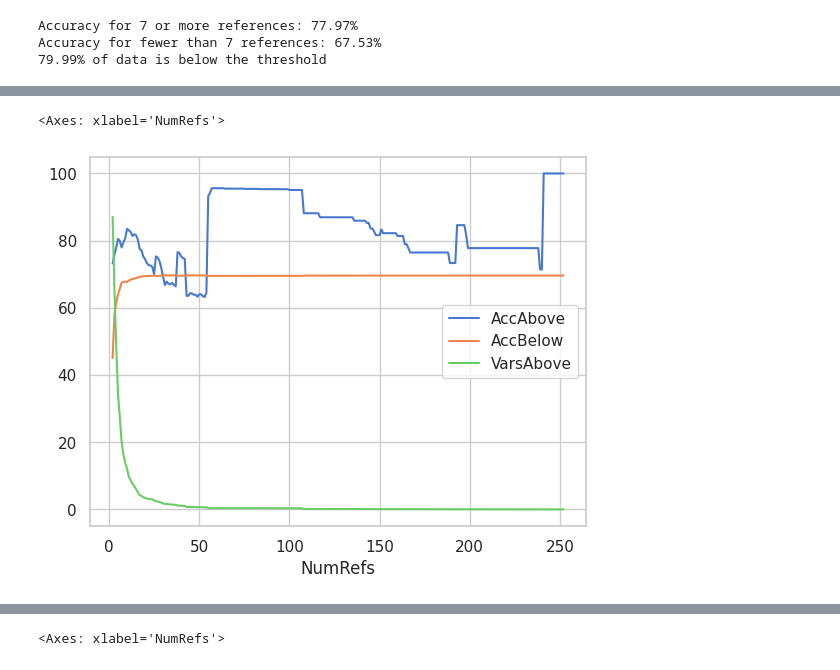
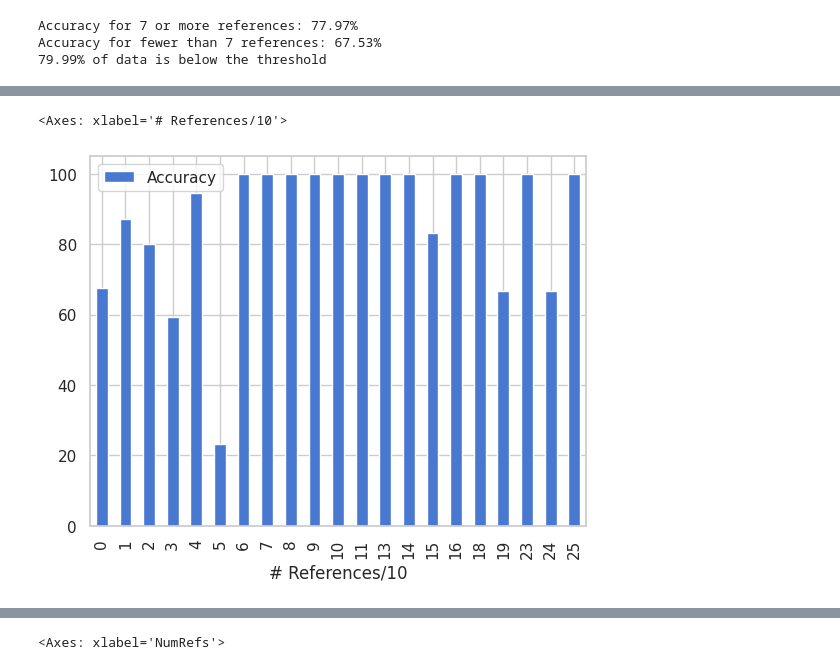
Before and after one commit to lasserre/datatype-recovery-experiments, a Jupyter notebook: notebooks/eval_NEW_ENCODING.ipynb, the cells around one changed output, grey strips where cells are left out. Saved outputs shown, nothing was run; the diff lists cells and outputs as text; code cells hidden in the pictures.

Commit message:
Updated plot

```diff
--- a/notebooks/eval_NEW_ENCODING.ipynb
+++ b/notebooks/eval_NEW_ENCODING.ipynb
@@ -658,5 +667,7 @@ refs_df
-# %%
-refs_df.plot(x='NumRefs', y=['AccAbove', 'AccBelow', 'VarsAbove'])#, figsize=)
-# %% [output]
-<Axes: xlabel='NumRefs'>
-[figure, removed]
+# %%
+pd.DataFrame(mdf.groupby(mdf.NumRefs.apply(lambda nr: int(nr/10))).pipe(lambda gb: [(x[0], x[1].Correct.sum()/len(x[1])*100) for x in gb]),
+columns=['TensOfRefs', 'Accuracy']).plot(kind='bar', x='TensOfRefs', y='Accuracy', xlabel='# References/10')
+#count().FunctionStart.plot(kind='bar')
+# %% [output]
+<Axes: xlabel='# References/10'>
+[figure, added]
```
Also changed, not shown: parts of 2 cells of this notebook.
